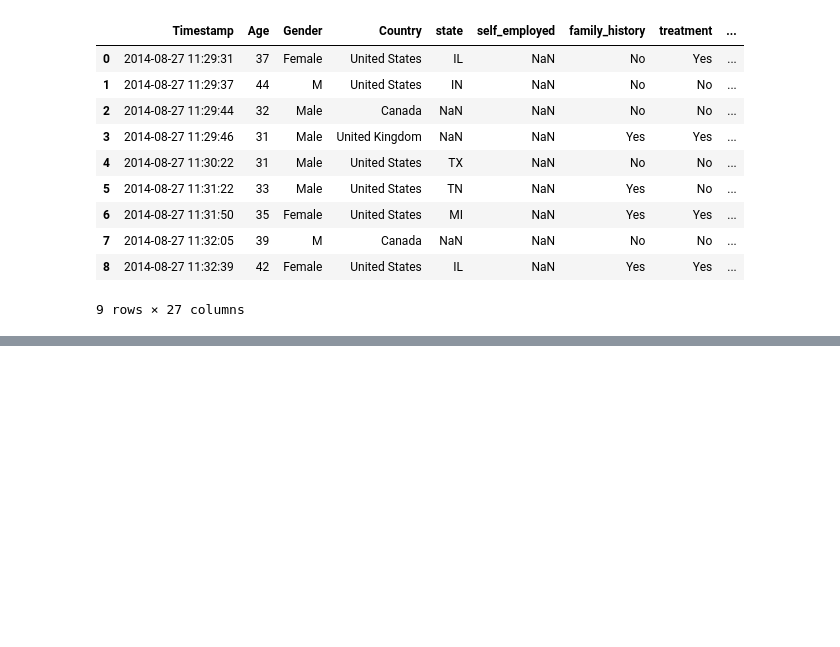
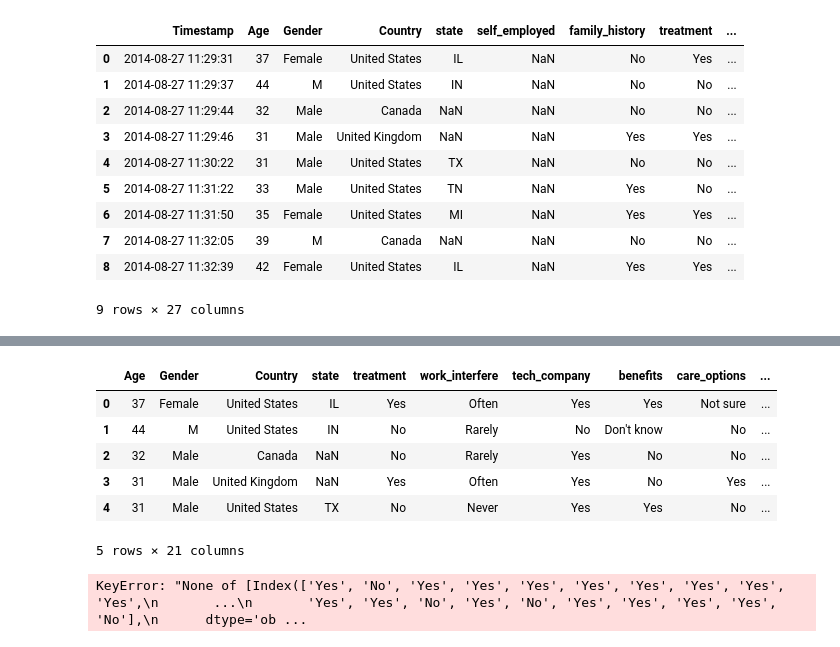
Before and after one commit to ubco-W2022T2-data301/project-group-group-49, a Jupyter notebook: analysis/analysis2.ipynb, the cells around one changed output, grey strips where cells are left out. Drawn from its saved outputs; the diff is of its cells as text; code cells hidden in the pictures; blank space fills up the shorter version.

```diff
--- a/analysis/analysis2.ipynb
+++ b/analysis/analysis2.ipynb
@@ -27,0 +63,23 @@ df.head(9)
+# %%
+df_1=df.drop(['Timestamp', 'self_employed','family_history', 'no_employees','remote_work',
+              'comments'], axis=1)
+df_1.head()
+# %% [output]
+|  | Age | Gender | Country | state | treatment | work_interfere | tech_company | benefits | care_options | ... |
+| 0 | 37 | Female | United States | IL | Yes | Often | Yes | Yes | Not sure | ... |
+| 1 | 44 | M | United States | IN | No | Rarely | No | Don't know | No | ... |
+| 2 | 32 | Male | Canada | NaN | No | Rarely | Yes | No | No | ... |
+| 3 | 31 | Male | United Kingdom | NaN | Yes | Often | Yes | No | Yes | ... |
+| 4 | 31 | Male | United States | TX | No | Never | Yes | Yes | No | ... |
+5 rows × 21 columns
+# %%
+# to focus my dataset, I will filter through results only in the United States
+df_2=df[df_1["Country"].str.contains("United States")]
+df_2.head(5)
+
+# and now filter for only workers in tech companies
+
+
+# I can now save this as it's own repsective dataset to work off of
+# %% [output]
+KeyError: "None of [Index(['Yes', 'No', 'Yes', 'Yes', 'Yes', 'Yes', 'Yes', 'Yes', 'Yes', 'Yes',\n       ...\n       'Yes', 'Yes', 'No', 'Yes', 'No', 'Yes', 'Yes', 'Yes', 'Yes', 'No'],\n      dtype='ob ...
```
Also changed, not shown: parts of 3 cells of this notebook.
